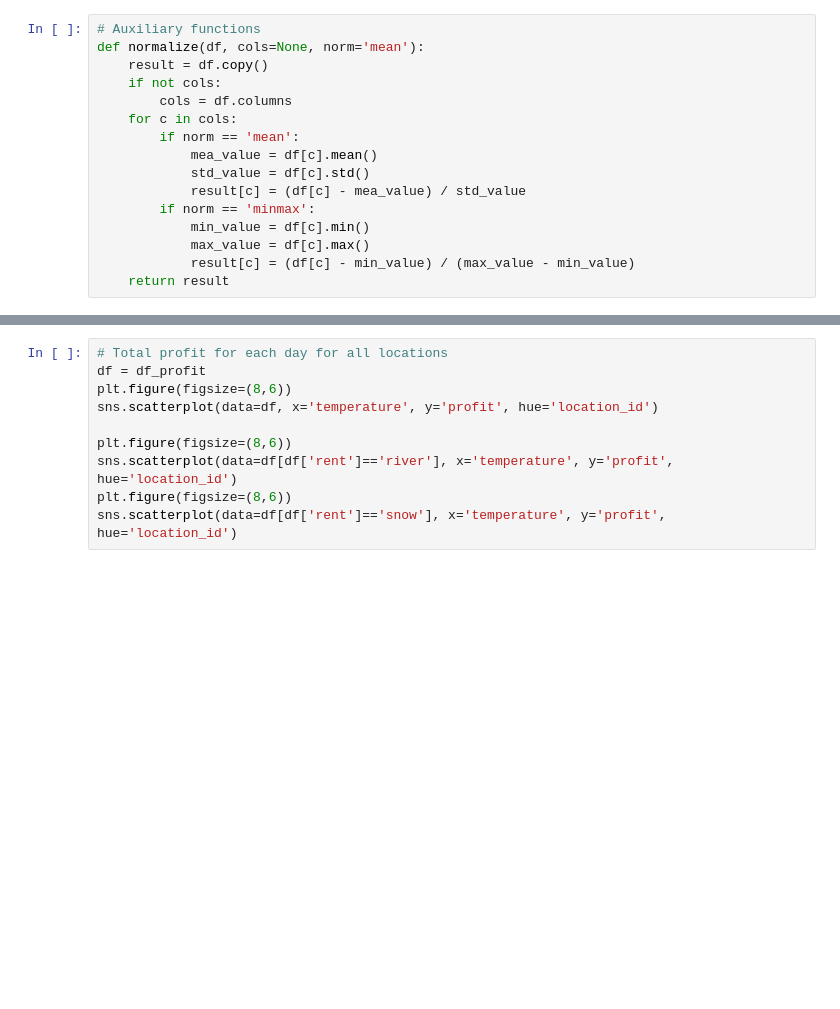
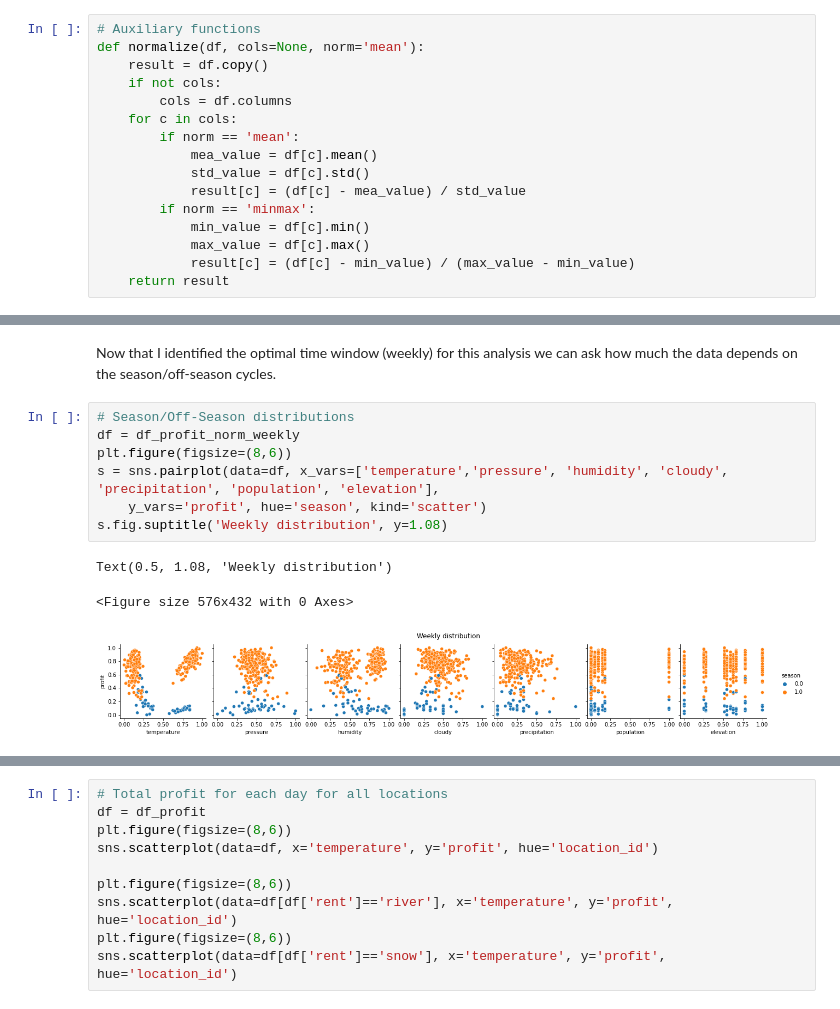
Before and after one commit to gdesousa2/intern-take-home-assessment, a Jupyter notebook: 3m_assessment_gdesousa.ipynb, the cells around one changed output, grey strips where cells are left out. Saved outputs shown, nothing was run; the diff lists cells and outputs as text; blank space fills up the shorter version.

```diff
--- a/3m_assessment_gdesousa.ipynb
+++ b/3m_assessment_gdesousa.ipynb
@@ -440,0 +194,13 @@ df_yea.unstack('date').plot.bar(figsize=(8,6))
+# %% [markdown]
+Now that I identified the optimal time window (weekly) for this analysis we can ask how much the data depends on the season/off-season cycles.
+# %%
+# Season/Off-Season distributions
+df = df_profit_norm_weekly
+plt.figure(figsize=(8,6))
+s = sns.pairplot(data=df, x_vars=['temperature','pressure', 'humidity', 'cloudy', 'precipitation', 'population', 'elevation'],
+    y_vars='profit', hue='season', kind='scatter')
+s.fig.suptitle('Weekly distribution', y=1.08)
+# %% [output]
+Text(0.5, 1.08, 'Weekly distribution')
+<Figure size 576x432 with 0 Axes>
+[figure, added]
```
Also changed, not shown: parts of 33 cells of this notebook.
